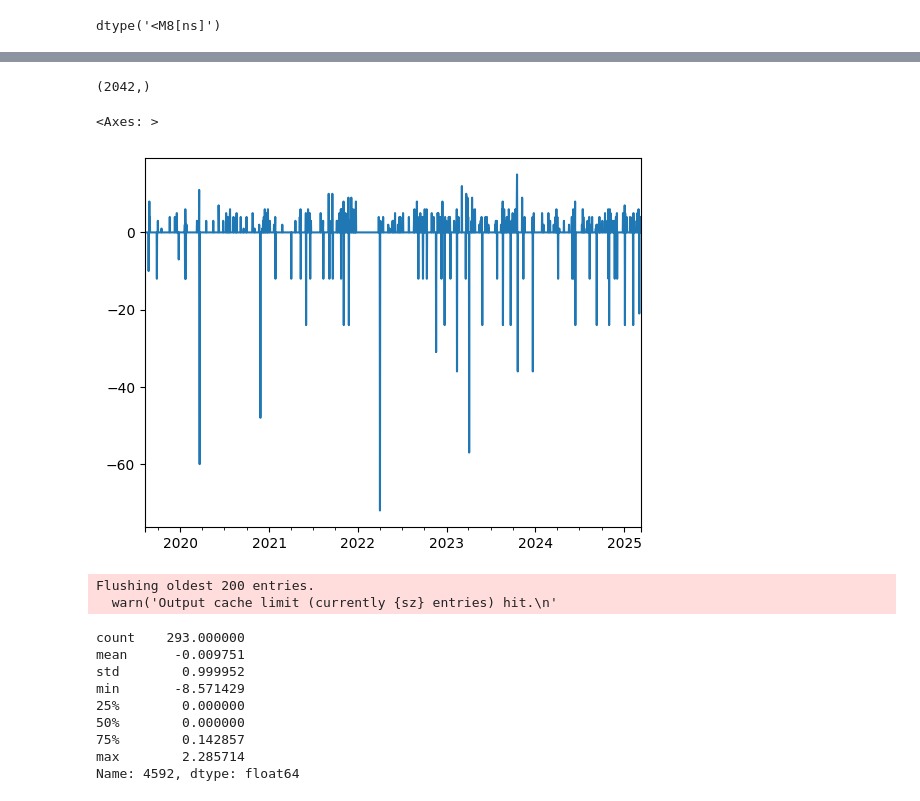
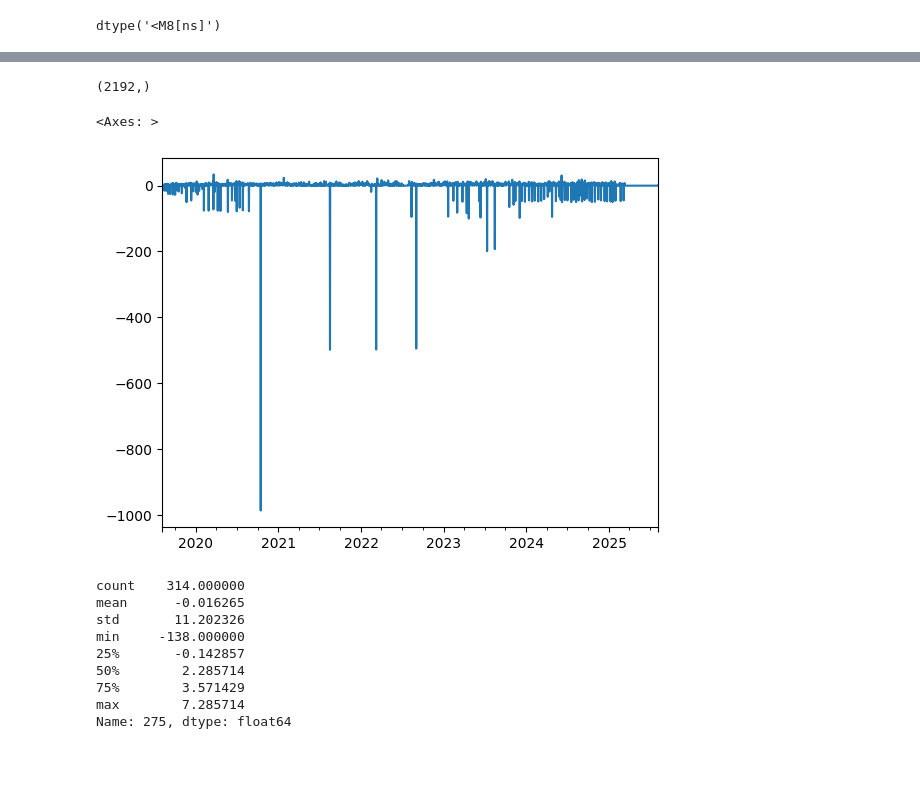
Before and after one commit to Fenokely/projetia_iasm1, a Jupyter notebook: data_visualisation.ipynb, the cells around one changed output, grey strips where cells are left out. Cells and saved outputs as stored; diff of their text form; code cells hidden in the pictures; blank space fills up the shorter version.

```diff
--- a/data_visualisation.ipynb
+++ b/data_visualisation.ipynb
@@ -250,13 +272,13 @@ achat_perime.head()
 # %%
-vente_perime = vente_perime.fillna(0)
-achat_perime = achat_perime.fillna(0)
+sales_perime = sales_perime.fillna(0)
+purchases_perime = purchases_perime.fillna(0)
 # %%
-# récupérer la valeure de la première index date de vente_perime
+# récupérer la valeure de la première index date de sales_perime
 
-vdate_min = vente_perime.index.min()
-vdate_max = vente_perime.index.max()
-adate_min = achat_perime.index.min()
-adate_max = achat_perime.index.max()
+vdate_min = sales_perime.index.min()
+vdate_max = sales_perime.index.max()
+adate_min = purchases_perime.index.min()
+adate_max = purchases_perime.index.max()
 date_min = min(vdate_min, adate_min)
 date_max = max(vdate_max, adate_max)
 date_min, date_max
@@ -279,9 +301,9 @@ DatetimeIndex(['2019-08-09', '2019-08-10', '2019-08-11', '2019-08-12',
 # %%
 # Réindexer les deux DataFrames avec la plage de dates complète
 # et remplir les valeurs manquantes avec 0
-vente_perime = vente_perime.reindex(date_range, fill_value=0)
-achat_perime = achat_perime.reindex(date_range, fill_value=0)
+sales_perime = sales_perime.reindex(date_range, fill_value=0)
+purchases_perime = purchases_perime.reindex(date_range, fill_value=0)
 
 # Afficher les deux DataFrames après réindexation
-vente_perime.head(10)
+sales_perime.head(10)
 # %% [output]
@@ -352,7 +374,7 @@ plt.show()
 # %%
-# Combiner les 'vente_perime' et 'achat_perime' en un seul DataFrame
-# et la valeur du nouveau dataframe sera la différence 'vente - achat'
+# Combiner les 'sales_perime' et 'purchases_perime' en un seul DataFrame
+# et la valeur du nouveau dataframe sera la différence 'sales - purchases'
 
-flow = vente_perime - achat_perime
+flow = sales_perime - purchases_perime
 flow.head(10)
 # %% [output]
@@ -425,26 +453,24 @@ Index([216, 1576, 3700, 4592, 4968, 5219, 5469, 5623, 5870, 6936], dtype='int64'
 # %%
-flow[1576].shape
+flow[275].shape
 # %% [output]
-(2042,)
+(2192,)
 # %%
-flow[1576].plot()
+flow[275].plot()
 # %% [output]
 <Axes: >
-[figure, old version]
+[figure, new version]
 # %%
 flow_week = flow.resample('W').mean()
 # %%
-flow_week[4592].describe()
+flow_week[275].describe()
 # %% [output]
-Flushing oldest 200 entries.
-  warn('Output cache limit (currently {sz} entries) hit.\n'
+count    314.000000
+mean      -0.016265
+std       11.202326
+min     -138.000000
+25%       -0.142857
+50%        2.285714
+75%        3.571429
+max        7.285714
+Name: 275, dtype: float64
-count    293.000000
-mean      -0.009751
-std        0.999952
-min       -8.571429
-25%        0.000000
-50%        0.000000
-75%        0.142857
-max        2.285714
-Name: 4592, dtype: float64
 # %%
```
Also changed, not shown: parts of 76 cells of this notebook, 6 other files.
